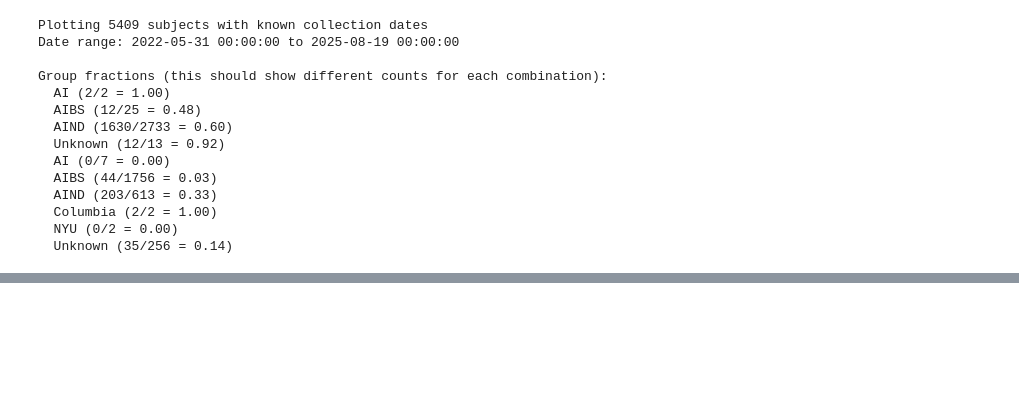
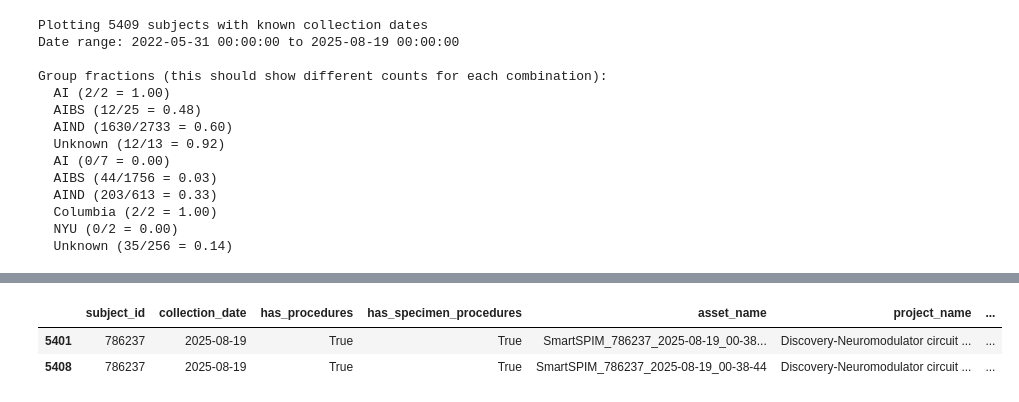
Before and after one commit to dougollerenshaw/aind-workbench, a Jupyter notebook: projects/patchseq_metadata/2025.08.08_specimen_procedures_exploration.ipynb, the cells around one changed output, grey strips where cells are left out. Cells and saved outputs as stored; diff of their text form; code cells hidden in the pictures; blank space fills up the shorter version.

```diff
--- a/projects/patchseq_metadata/2025.08.08_specimen_procedures_exploration.ipynb
+++ b/projects/patchseq_metadata/2025.08.08_specimen_procedures_exploration.ipynb
@@ -110,7 +108,7 @@ for record in smartspim_with_procedures:
 
     # Check specimen_procedures specifically
     has_specimen_procedures = False
-    if procedures:
+    if procedures is not None:  # Check explicitly for None
         specimen_procedures = procedures.get('specimen_procedures', [])
         has_specimen_procedures = len(specimen_procedures) > 0
 
@@ -358,0 +369,6 @@ len(summary_df.query("institution == 'AIBS' and in_spreadsheet == True and has_s
+# %%
+summary_df.query("subject_id == '786237'")
+# %% [output]
+|  | subject_id | collection_date | has_procedures | has_specimen_procedures | asset_name | project_name | ... |
+| 5401 | 786237 | 2025-08-19 | True | True | SmartSPIM_786237_2025-08-19_00-38... | Discovery-Neuromodulator circuit ... | ... |
+| 5408 | 786237 | 2025-08-19 | True | True | SmartSPIM_786237_2025-08-19_00-38-44 | Discovery-Neuromodulator circuit ... | ... |
```
Also changed, not shown: parts of 5 cells of this notebook, 4 other files.
